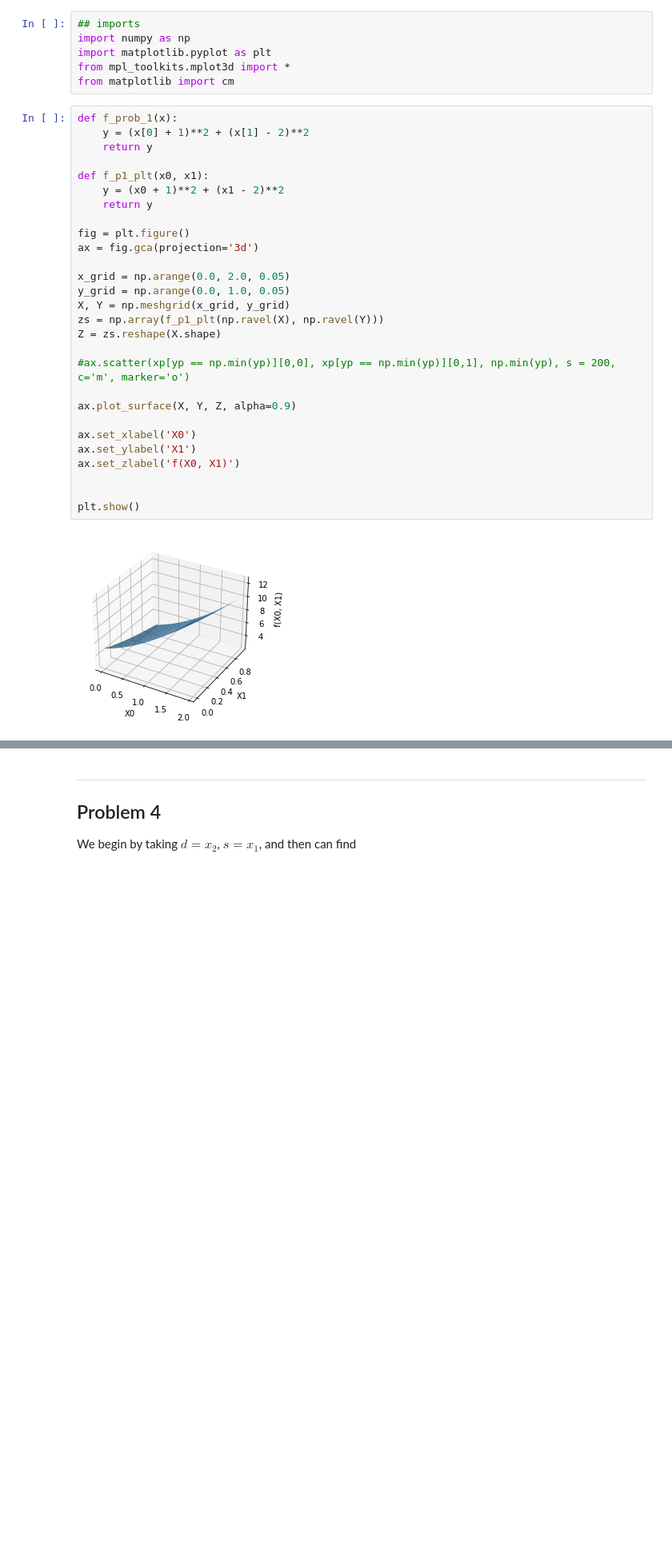
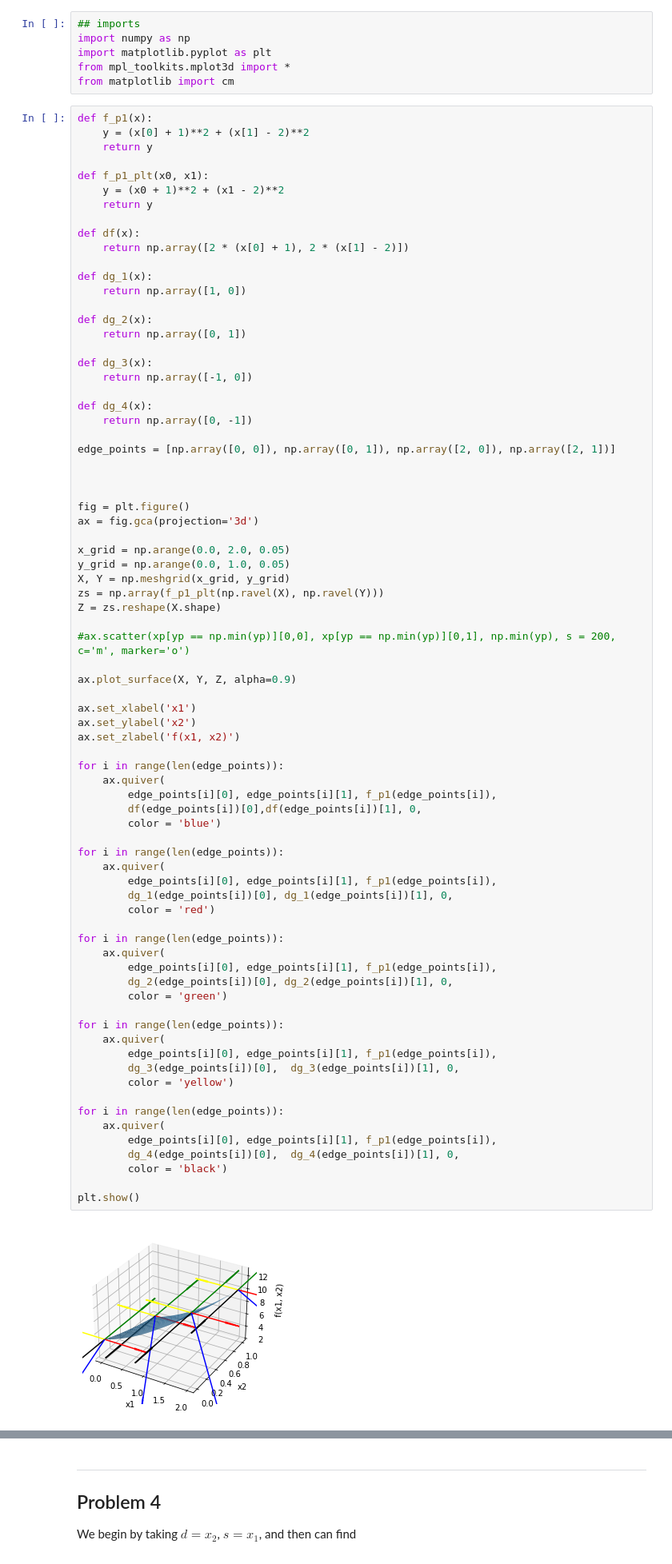
Before and after one commit to jatkin15/DesignOptimization2021Fall, a Jupyter notebook: Homework/Homework 4 Submission.ipynb, the cells around one changed output, grey strips where cells are left out. Shown: that part at 80% size. Cells and saved outputs as stored; diff of their text form; blank space fills up the shorter version.

```diff
--- a/Homework/Homework 4 Submission.ipynb
+++ b/Homework/Homework 4 Submission.ipynb
@@ -77,32 +93,80 @@ import matplotlib.pyplot as plt
 from mpl_toolkits.mplot3d import *
 from matplotlib import cm
 # %%
-def f_prob_1(x):
+def f_p1(x):
     y = (x[0] + 1)**2 + (x[1] - 2)**2
     return y
 
 def f_p1_plt(x0, x1):
     y = (x0 + 1)**2 + (x1 - 2)**2
     return y
+
+def df(x):
+    return np.array([2 * (x[0] + 1), 2 * (x[1] - 2)])
+
+def dg_1(x):
+    return np.array([1, 0])
+
+def dg_2(x):
+    return np.array([0, 1])
+
+def dg_3(x):
+    return np.array([-1, 0])
+
+def dg_4(x):
+    return np.array([0, -1])
+
+edge_points = [np.array([0, 0]), np.array([0, 1]), np.array([2, 0]), np.array([2, 1])]
+
+
 
 fig = plt.figure()
 ax = fig.gca(projection='3d')
 
 x_grid = np.arange(0.0, 2.0, 0.05)
 y_grid = np.arange(0.0, 1.0, 0.05)
 X, Y = np.meshgrid(x_grid, y_grid)
 zs = np.array(f_p1_plt(np.ravel(X), np.ravel(Y)))
 Z = zs.reshape(X.shape)
 
 #ax.scatter(xp[yp == np.min(yp)][0,0], xp[yp == np.min(yp)][0,1], np.min(yp), s = 200, c='m', marker='o')
 
 ax.plot_surface(X, Y, Z, alpha=0.9)
 
-ax.set_xlabel('X0')
-ax.set_ylabel('X1')
-ax.set_zlabel('f(X0, X1)')
+ax.set_xlabel('x1')
+ax.set_ylabel('x2')
+ax.set_zlabel('f(x1, x2)')
 
+for i in range(len(edge_points)):
+    ax.quiver(
+        edge_points[i][0], edge_points[i][1], f_p1(edge_points[i]),
+        df(edge_points[i])[0],df(edge_points[i])[1], 0,
+        color = 'blue')
+
+for i in range(len(edge_points)):
+    ax.quiver(
+        edge_points[i][0], edge_points[i][1], f_p1(edge_points[i]),
+        dg_1(edge_points[i])[0], dg_1(edge_points[i])[1], 0,
+        color = 'red')
+
+for i in range(len(edge_points)):
+    ax.quiver(
+        edge_points[i][0], edge_points[i][1], f_p1(edge_points[i]),
+        dg_2(edge_points[i])[0], dg_2(edge_points[i])[1], 0,
+        color = 'green')
+
+for i in range(len(edge_points)):
+    ax.quiver(
+        edge_points[i][0], edge_points[i][1], f_p1(edge_points[i]),
+        dg_3(edge_points[i])[0],  dg_3(edge_points[i])[1], 0,
+        color = 'yellow')
+
+for i in range(len(edge_points)):
+    ax.quiver(
+        edge_points[i][0], edge_points[i][1], f_p1(edge_points[i]),
+        dg_4(edge_points[i])[0],  dg_4(edge_points[i])[1], 0,
+        color = 'black')
 
 plt.show()
 # %% [output]
-[figure, old version]
+[figure, new version]
```
Also changed, not shown: parts of 12 cells of this notebook.
